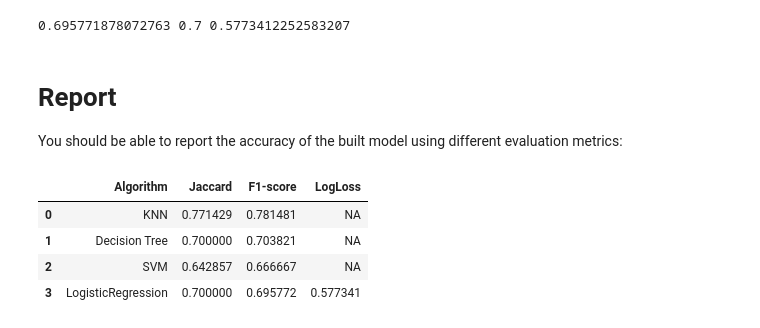
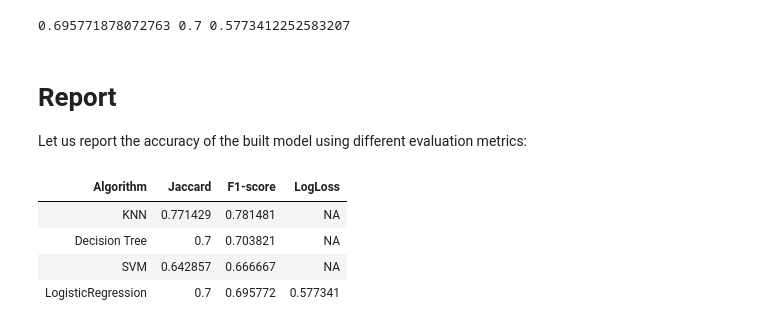
Before and after one commit to jbizzlefoshizzle/ML_Classifier_Comparison, a Jupyter notebook: Classifier Comparisons.ipynb, the cells around one changed output. Drawn from its saved outputs; the diff is of its cells as text; code cells hidden in the pictures.

```diff
--- a/Classifier Comparisons.ipynb
+++ b/Classifier Comparisons.ipynb
@@ -615,21 +615,21 @@ print(f1_LR, jacc_LR, log_loss_LR)
 0.695771878072763 0.7 0.5773412252583207
 # %% [markdown]
 # Report
-You should be able to report the accuracy of the built model using different evaluation metrics:
+Let us report the accuracy of the built model using different evaluation metrics:
 # %%
 data = {'Algorithm': ['KNN', 'Decision Tree', 'SVM', 'LogisticRegression'],
         'Jaccard': [jacc_knn, jacc_tree, jacc_svm, jacc_LR],
         'F1-score': [f1_knn, f1_tree, f1_svm, f1_LR],
         'LogLoss': ['NA', 'NA', 'NA', log_loss_LR]
        }
 
 accuracy_df = pd.DataFrame(data, columns =
                            ['Algorithm', 'Jaccard', 'F1-score', 'LogLoss'])
 
-accuracy_df.style.hide
+accuracy_df.style.hide_index()
 # %% [output]
-|  | Algorithm | Jaccard | F1-score | LogLoss |
-| 0 | KNN | 0.771429 | 0.781481 | NA |
-| 1 | Decision Tree | 0.700000 | 0.703821 | NA |
-| 2 | SVM | 0.642857 | 0.666667 | NA |
-| 3 | LogisticRegression | 0.700000 | 0.695772 | 0.577341 |
+| Algorithm | Jaccard | F1-score | LogLoss |
+| KNN | 0.771429 | 0.781481 | NA |
+| Decision Tree | 0.7 | 0.703821 | NA |
+| SVM | 0.642857 | 0.666667 | NA |
+| LogisticRegression | 0.7 | 0.695772 | 0.577341 |
```
Also changed, not shown: parts of 2 cells of this notebook.
